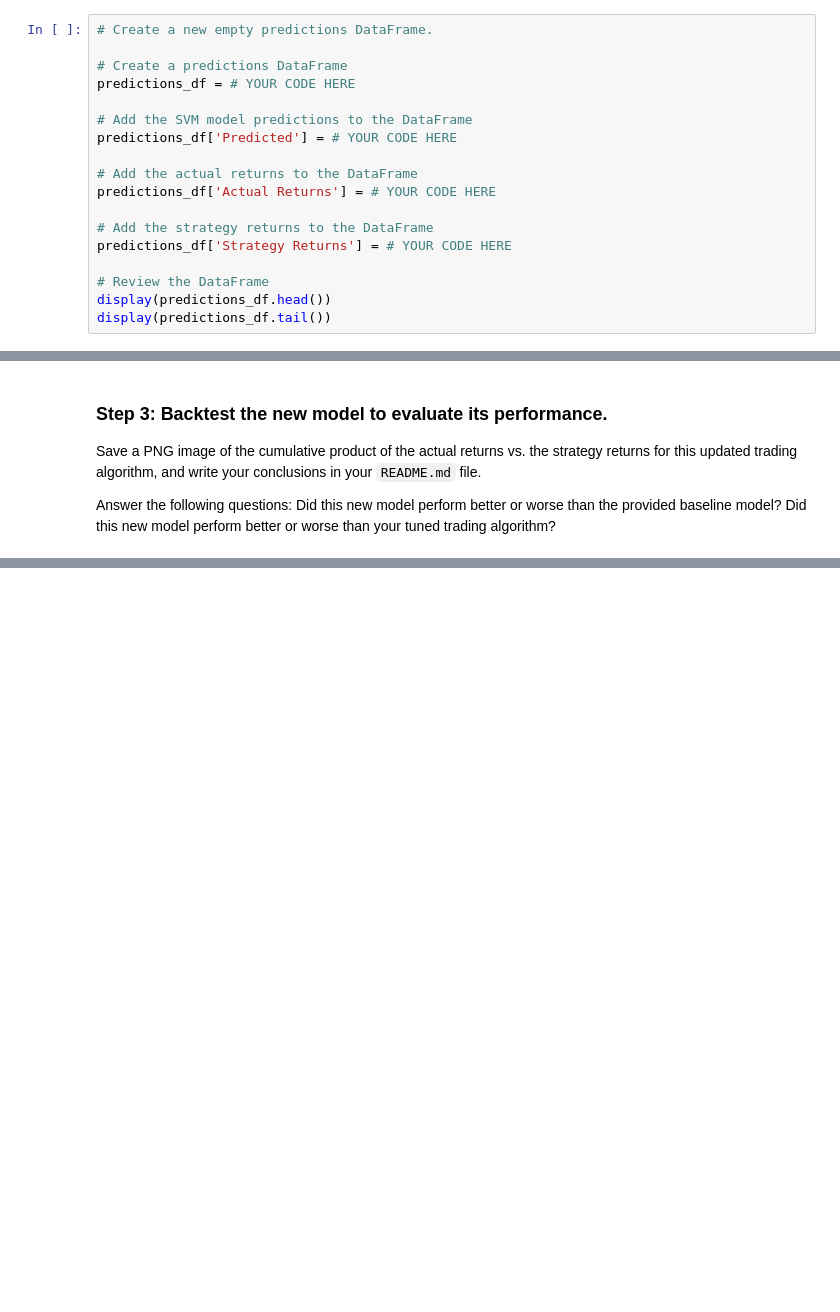
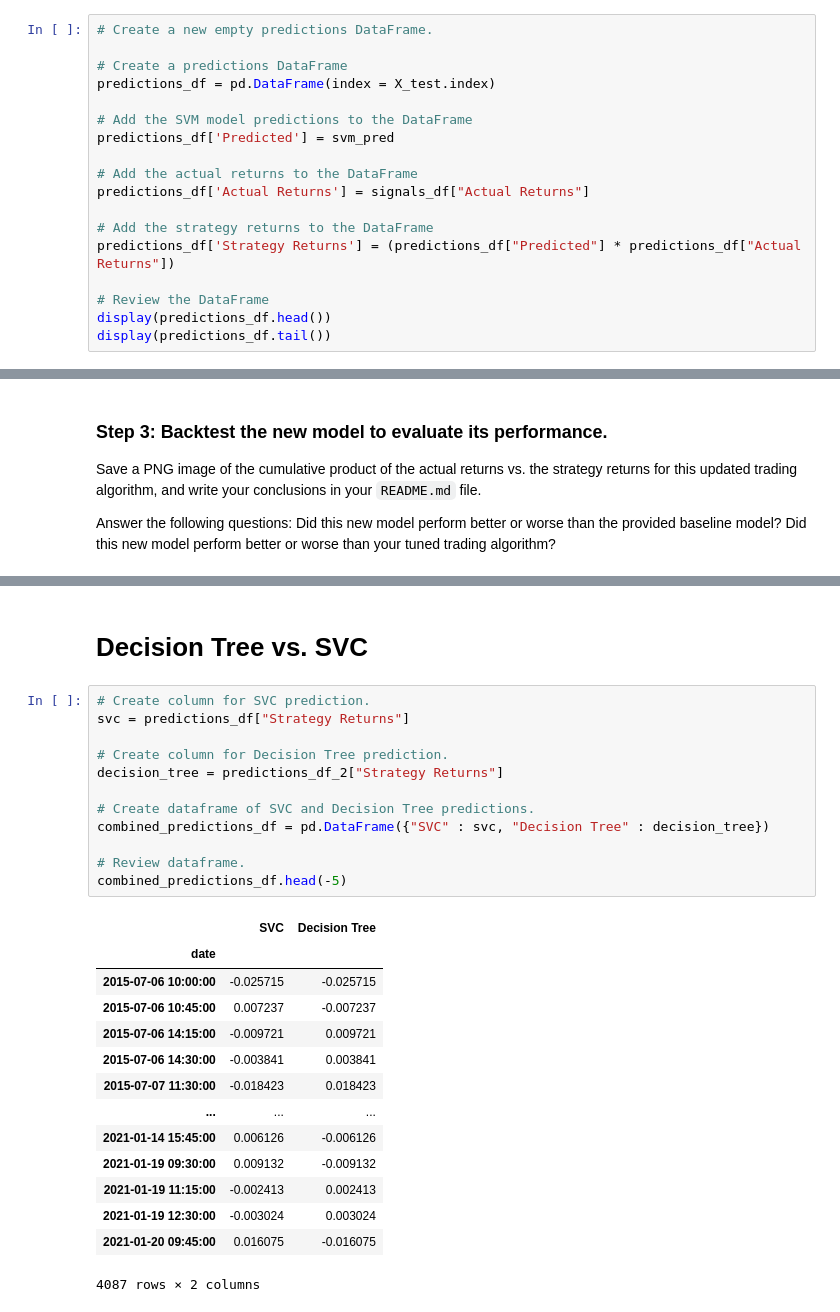
Before and after one commit to ScientiaCapital/Machine-Learning-AlgoTrading, a Jupyter notebook: machine_learning_trading_bot.ipynb, the cells around one changed output, grey strips where cells are left out. Drawn from its saved outputs; the diff is of its cells as text; blank space fills up the shorter version.

```diff
--- a/machine_learning_trading_bot.ipynb
+++ b/machine_learning_trading_bot.ipynb
@@ -352,16 +352,16 @@ weighted avg       0.50      0.55      0.43      4092
 # Create a new empty predictions DataFrame.
 
 # Create a predictions DataFrame
-predictions_df = # YOUR CODE HERE
+predictions_df = pd.DataFrame(index = X_test.index)
 
 # Add the SVM model predictions to the DataFrame
-predictions_df['Predicted'] = # YOUR CODE HERE
+predictions_df['Predicted'] = svm_pred
 
 # Add the actual returns to the DataFrame
-predictions_df['Actual Returns'] = # YOUR CODE HERE
+predictions_df['Actual Returns'] = signals_df["Actual Returns"]
 
 # Add the strategy returns to the DataFrame
-predictions_df['Strategy Returns'] = # YOUR CODE HERE
+predictions_df['Strategy Returns'] = (predictions_df["Predicted"] * predictions_df["Actual Returns"])
 
 # Review the DataFrame
 display(predictions_df.head())
@@ -456,0 +508,29 @@ Did this new model perform better or worse than your tuned trading algorithm?
+# %% [markdown]
+# Decision Tree vs. SVC
+# %%
+# Create column for SVC prediction.
+svc = predictions_df["Strategy Returns"]
+
+# Create column for Decision Tree prediction.
+decision_tree = predictions_df_2["Strategy Returns"]
+
+# Create dataframe of SVC and Decision Tree predictions.
+combined_predictions_df = pd.DataFrame({"SVC" : svc, "Decision Tree" : decision_tree})
+
+# Review dataframe.
+combined_predictions_df.head(-5)
+# %% [output]
+|  | SVC | Decision Tree |
+| date |  |  |
+| 2015-07-06 10:00:00 | -0.025715 | -0.025715 |
+| 2015-07-06 10:45:00 | 0.007237 | -0.007237 |
+| 2015-07-06 14:15:00 | -0.009721 | 0.009721 |
+| 2015-07-06 14:30:00 | -0.003841 | 0.003841 |
+| 2015-07-07 11:30:00 | -0.018423 | 0.018423 |
+| ... | ... | ... |
+| 2021-01-14 15:45:00 | 0.006126 | -0.006126 |
+| 2021-01-19 09:30:00 | 0.009132 | -0.009132 |
+| 2021-01-19 11:15:00 | -0.002413 | 0.002413 |
+| 2021-01-19 12:30:00 | -0.003024 | 0.003024 |
+| 2021-01-20 09:45:00 | 0.016075 | -0.016075 |
+4087 rows × 2 columns
```
Also changed, not shown: parts of 8 cells of this notebook, 1 other file.
